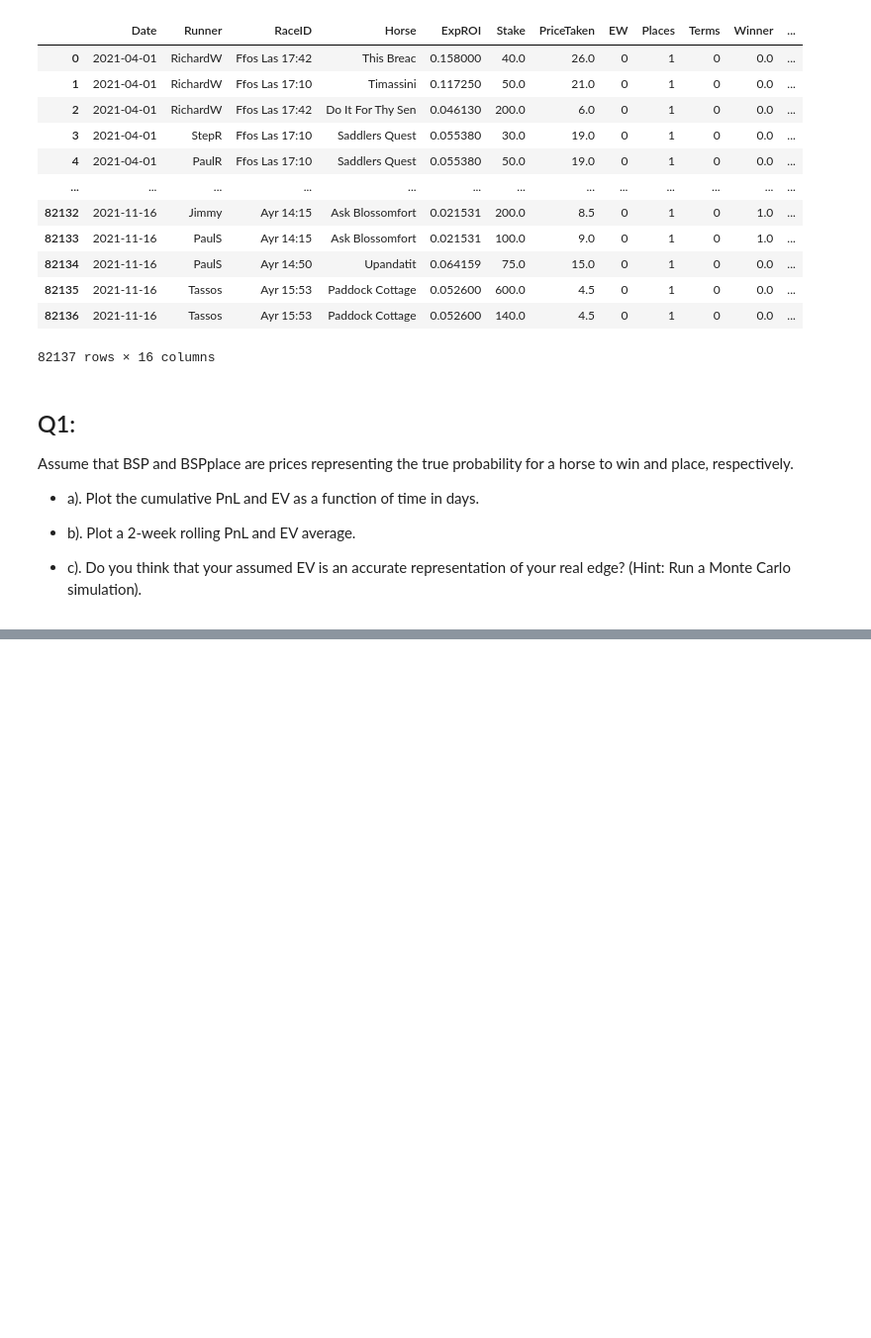
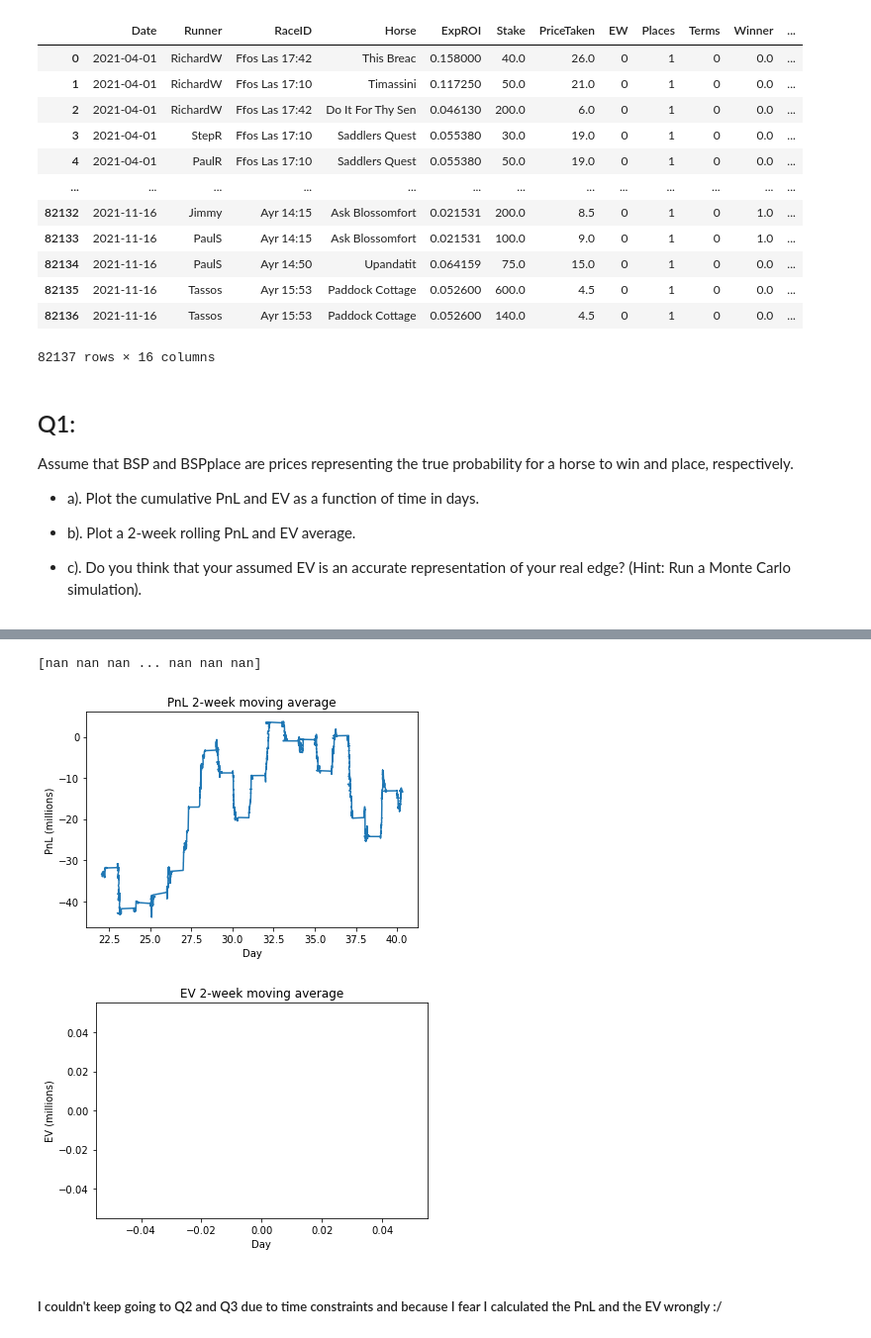
Before and after one commit to jaimesabalimperial/whiteswandata, a Jupyter notebook: exercise2.ipynb, the cells around one changed output, grey strips where cells are left out. Shown at 99% size. Saved outputs shown, nothing was run; the diff lists cells and outputs as text; code cells hidden in the pictures; blank space fills up the shorter version.

```diff
--- a/exercise2.ipynb
+++ b/exercise2.ipynb
@@ -145,0 +140,30 @@ runner_bets_df['Date'][0]
+# %%
+PnL = runner_bets_df['PnL'].copy().to_numpy()
+EV = runner_bets_df['EV'].copy().to_numpy()
+
+
+cum_PnL = np.cumsum(np.insert(PnL,0,0))
+cum_EV = np.cumsum(np.insert(EV,0,0))
+window_size = int(14 * len(cum_PnL) / np.max(runner_bets_df['Day'])) #get windowsize of every 2 weeks
+PnL_moving_avg = (cum_PnL[window_size:] - cum_PnL[:-window_size]) / window_size
+EV_moving_avg = (cum_EV[window_size:] - cum_EV[:-window_size]) / window_size
+
+days = runner_bets_df['Day'].copy().to_numpy()[window_size-1:]
+plt.figure()
+plt.plot(days, PnL_moving_avg)
+plt.title('PnL 2-week moving average')
+plt.xlabel('Day')
+plt.ylabel('PnL (millions)')
+
+print(EV_moving_avg)
+plt.figure()
+plt.plot(days, EV_moving_avg)
+plt.title('EV 2-week moving average')
+plt.xlabel('Day')
+plt.ylabel('EV (millions)');
+# %% [output]
+[nan nan nan ... nan nan nan]
+[figure, added]
+[figure, added]
+# %% [markdown]
+##### I couldn't keep going to Q2 and Q3 due to time constraints and because I fear I calculated the PnL and the EV wrongly :/
```
Also changed, not shown: parts of 9 cells of this notebook, 1 other file.
